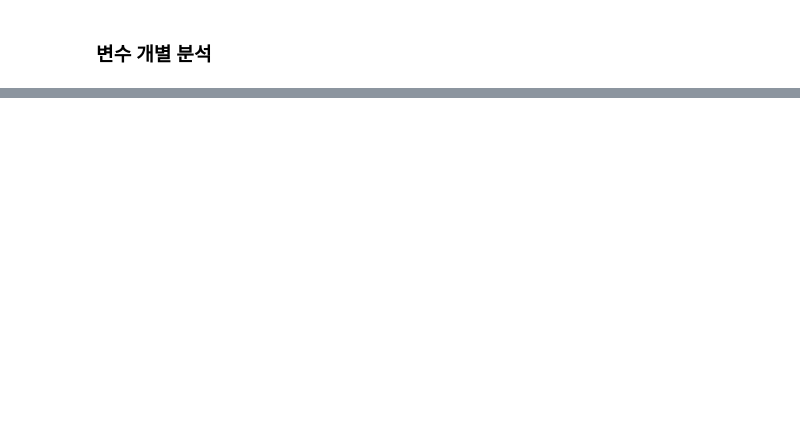
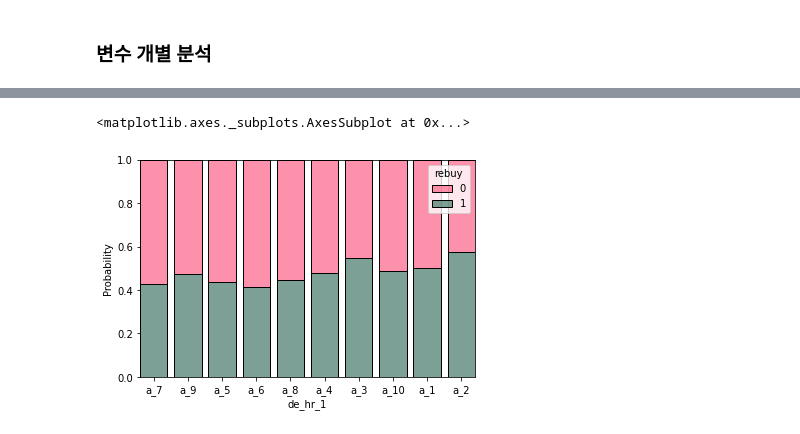
Before and after one commit to JJungEEun/lotte_project, a Jupyter notebook: 최종제출본.ipynb, the cells around one changed output, grey strips where cells are left out. Drawn from its saved outputs; the diff is of its cells as text; code cells hidden in the pictures; blank space fills up the shorter version.

```diff
--- a/최종제출본.ipynb
+++ b/최종제출본.ipynb
@@ -259,2 +251,3 @@ rebuy_df.shape
 # %%
-df = pd.merge(df, rebuy_df, how='outer',on=['cust','clac_mcls_nm'])
+df = pd.merge(df, rebuy_df, how='outer',on=['cust','clac_mcls_nm','de_dt'])
+df.head()
@@ -284,3 +281,6 @@ df.head()
+# %%
+buy_df = df.groupby(['cust', 'clac_mcls_nm']).mean()['buy_am'].reset_index(name='total_am')
+df = pd.merge(df, buy_df, how='outer',on=['cust','clac_mcls_nm'])
 # %% [markdown]
 4. 재구매 비율 변수 추가
 # %%
@@ -301,2 +302,2 @@ msno.matrix(df[['total_items', 'one_times_items', 'rct_cnt',
 # %%
-df = df.fillna(365)
+df['de_diff'] = df['de_diff'].fillna(365)
@@ -302,0 +324,2 @@ df = df.fillna(365)
+# %%
+df = df.set_index(['cust', 'clac_mcls_nm'])
@@ -307,2 +338,5 @@ sns.histplot(df, x="chnl_dv", hue="rebuy", stat="probability", multiple="fill",s
 # %%
-sns.histplot(df, x="de_hr_1", hue="rebuy", stat="probability", multiple="fill",shrink=0.8)
+sns.histplot(df, x="de_hr_1", hue="rebuy", stat="probability", multiple="fill",shrink=0.8, palette=['#FD6C8F','#528073'])
+# %% [output]
+<matplotlib.axes._subplots.AxesSubplot at 0x...>
+[figure, added]
```
Also changed, not shown: parts of 18 cells of this notebook.
